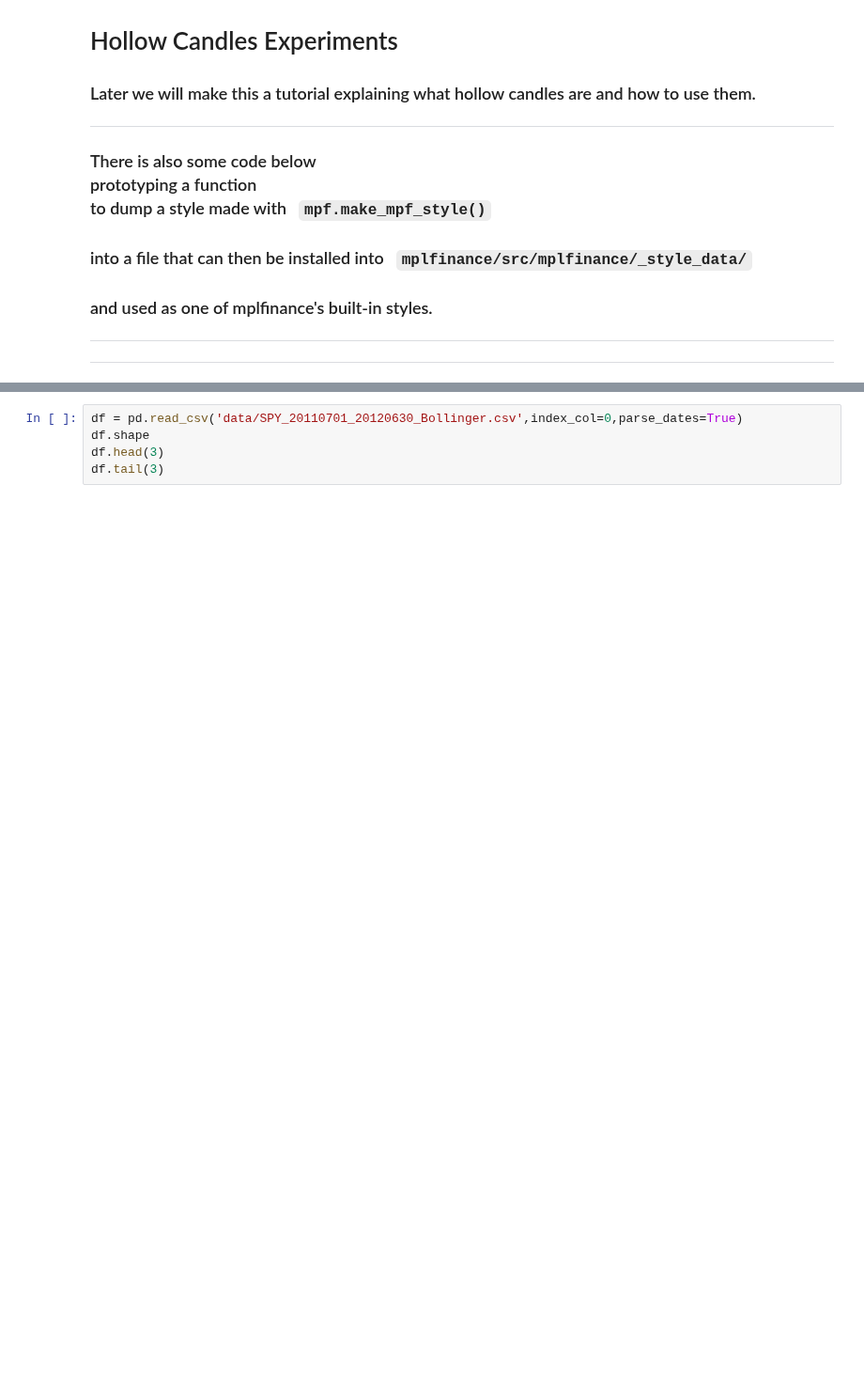
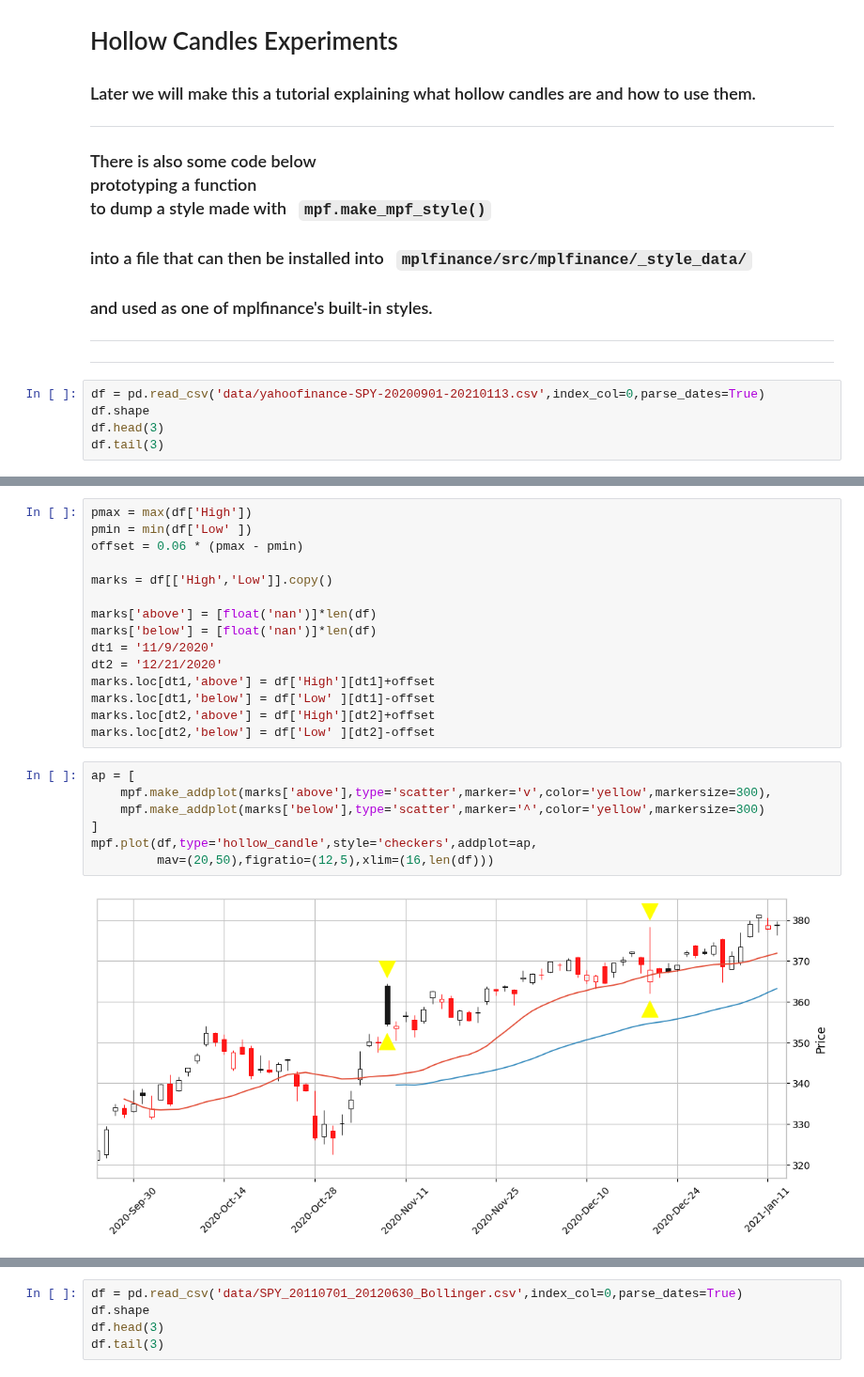
Before and after one commit to matplotlib/mplfinance, a Jupyter notebook: examples/hollow_candles.ipynb, the cells around one changed output, grey strips where cells are left out. Shown at 94% size. Saved outputs shown, nothing was run; the diff lists cells and outputs as text; blank space fills up the shorter version.

Commit message:
reproduce Kenan's plot

```diff
--- a/examples/hollow_candles.ipynb
+++ b/examples/hollow_candles.ipynb
@@ -21,3 +24,8 @@ pd.__version__  # for the record
 
 ---
 ---
+# %%
+df = pd.read_csv('data/yahoofinance-SPY-20200901-20210113.csv',index_col=0,parse_dates=True)
+df.shape
+df.head(3)
+df.tail(3)
@@ -23,0 +44,24 @@ pd.__version__  # for the record
+# %%
+pmax = max(df['High'])
+pmin = min(df['Low' ])
+offset = 0.06 * (pmax - pmin)
+
+marks = df[['High','Low']].copy()
+
+marks['above'] = [float('nan')]*len(df)
+marks['below'] = [float('nan')]*len(df)
+dt1 = '11/9/2020'
+dt2 = '12/21/2020'
+marks.loc[dt1,'above'] = df['High'][dt1]+offset
+marks.loc[dt1,'below'] = df['Low' ][dt1]-offset
+marks.loc[dt2,'above'] = df['High'][dt2]+offset
+marks.loc[dt2,'below'] = df['Low' ][dt2]-offset
+# %%
+ap = [
+    mpf.make_addplot(marks['above'],type='scatter',marker='v',color='yellow',markersize=300),
+    mpf.make_addplot(marks['below'],type='scatter',marker='^',color='yellow',markersize=300)
+]
+mpf.plot(df,type='hollow_candle',style='checkers',addplot=ap,
+         mav=(20,50),figratio=(12,5),xlim=(16,len(df)))
+# %% [output]
+[figure, added]
```
Also changed, not shown: parts of 16 cells of this notebook, 1 other file.
